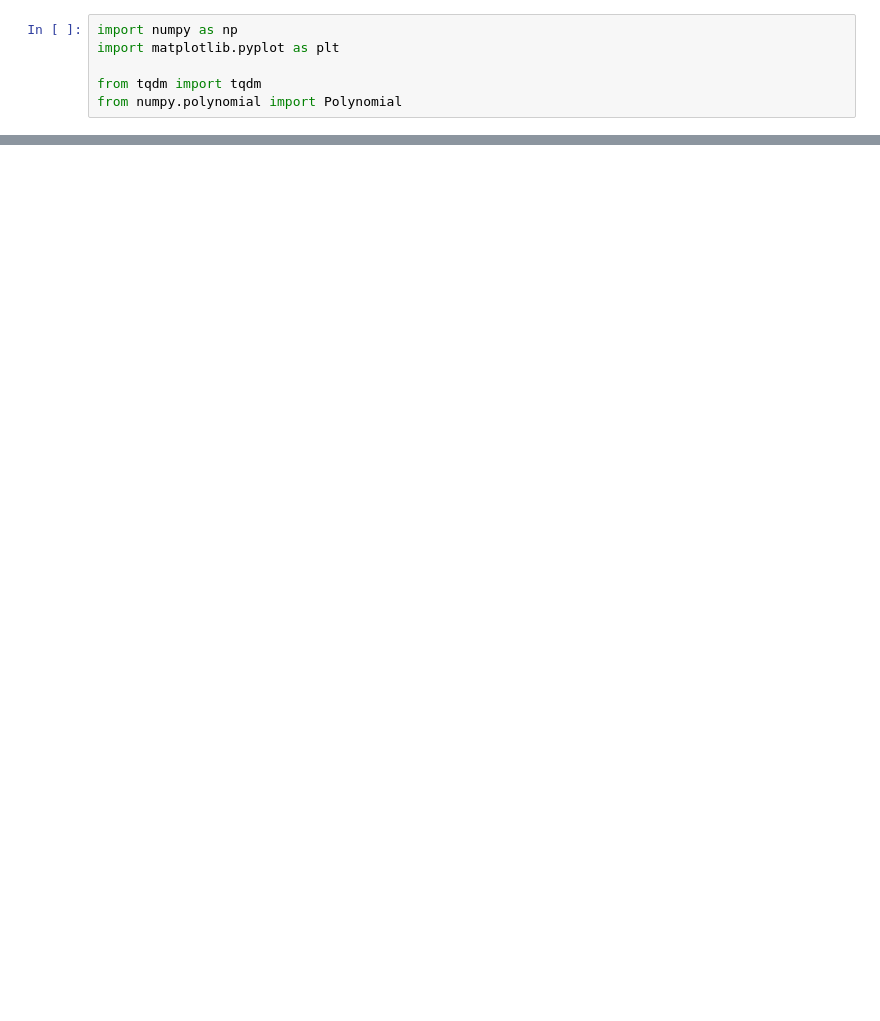
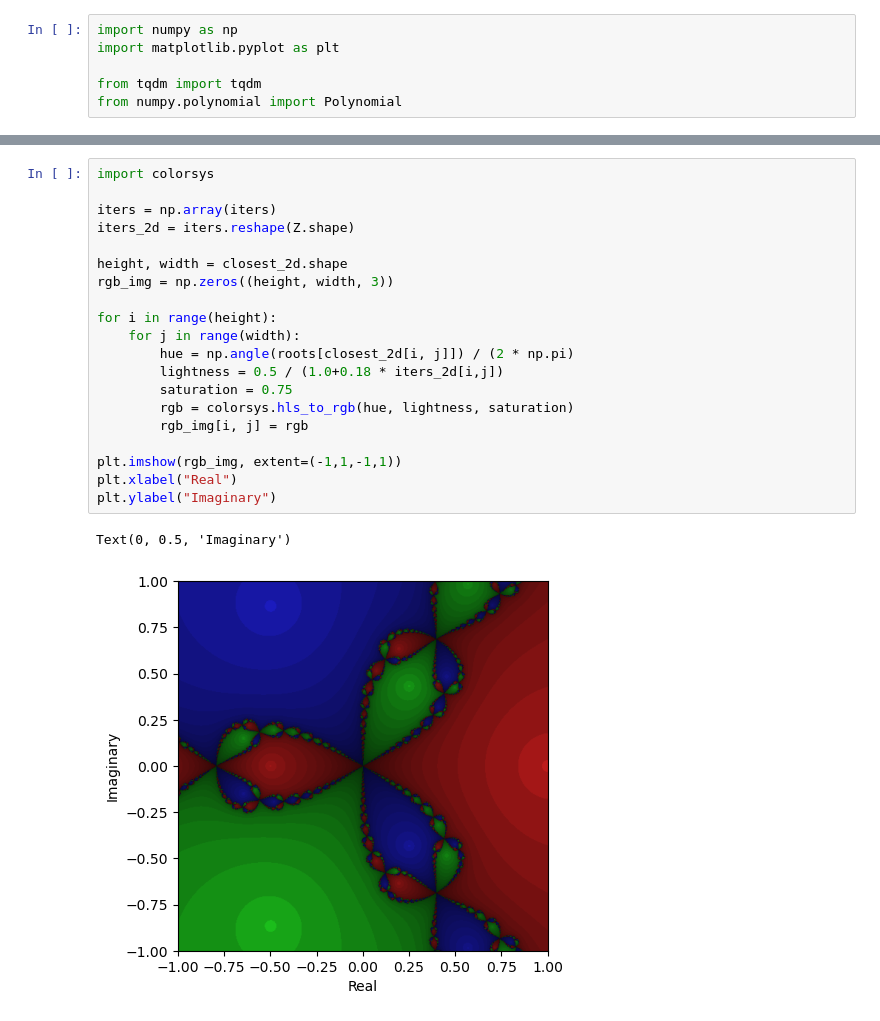
Before and after one commit to nrneubert/newton_fractals, a Jupyter notebook: main.ipynb, the cells around one changed output, grey strips where cells are left out. Drawn from its saved outputs; the diff is of its cells as text; blank space fills up the shorter version.

```diff
--- a/main.ipynb
+++ b/main.ipynb
@@ -94,0 +82,23 @@ plt.show()
+# %%
+import colorsys
+
+iters = np.array(iters)
+iters_2d = iters.reshape(Z.shape)
+
+height, width = closest_2d.shape
+rgb_img = np.zeros((height, width, 3))
+
+for i in range(height):
+    for j in range(width):
+        hue = np.angle(roots[closest_2d[i, j]]) / (2 * np.pi)
+        lightness = 0.5 / (1.0+0.18 * iters_2d[i,j])
+        saturation = 0.75
+        rgb = colorsys.hls_to_rgb(hue, lightness, saturation)
+        rgb_img[i, j] = rgb
+
+plt.imshow(rgb_img, extent=(-1,1,-1,1))
+plt.xlabel("Real")
+plt.ylabel("Imaginary")
+# %% [output]
+Text(0, 0.5, 'Imaginary')
+[figure, added]
```
Also changed, not shown: parts of 4 cells of this notebook.
